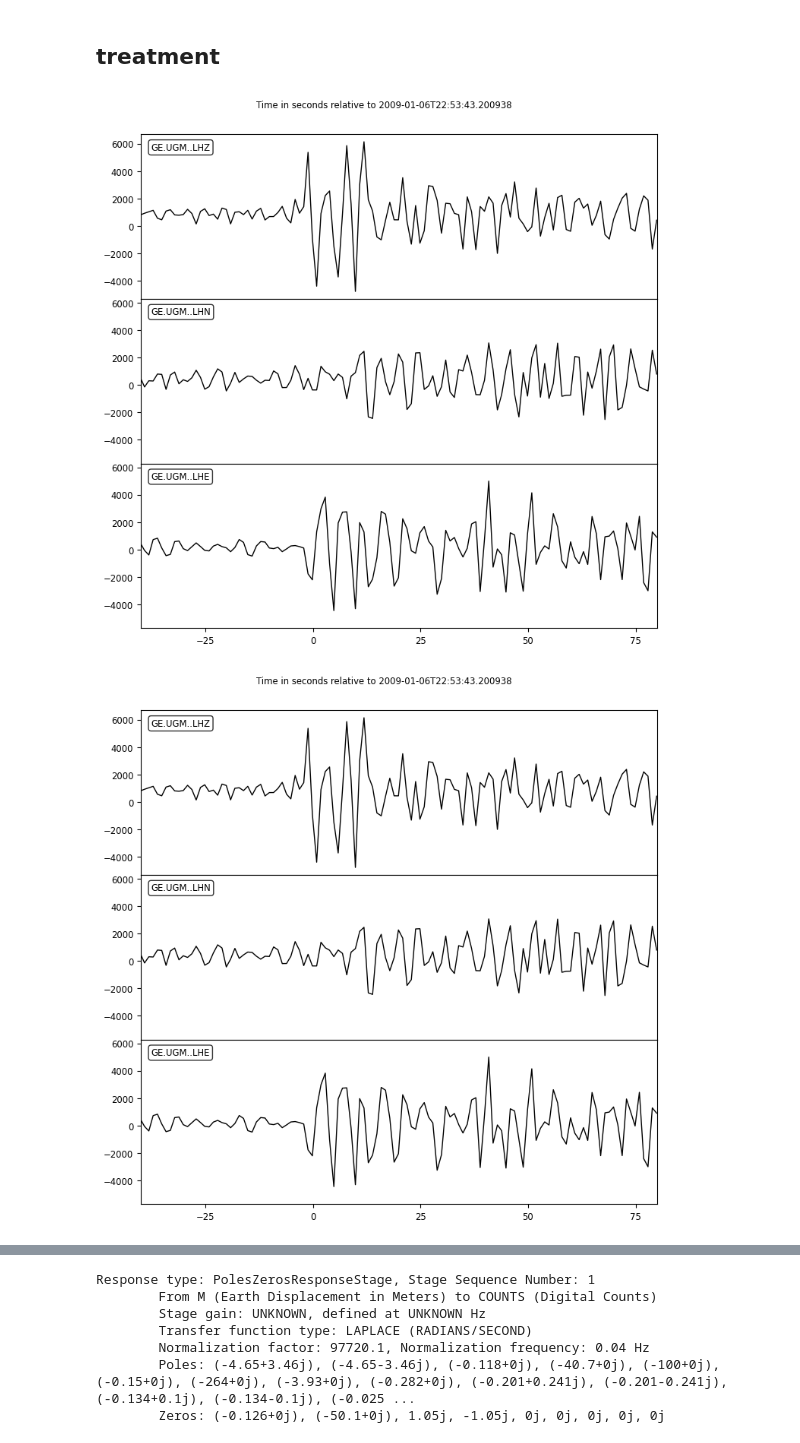
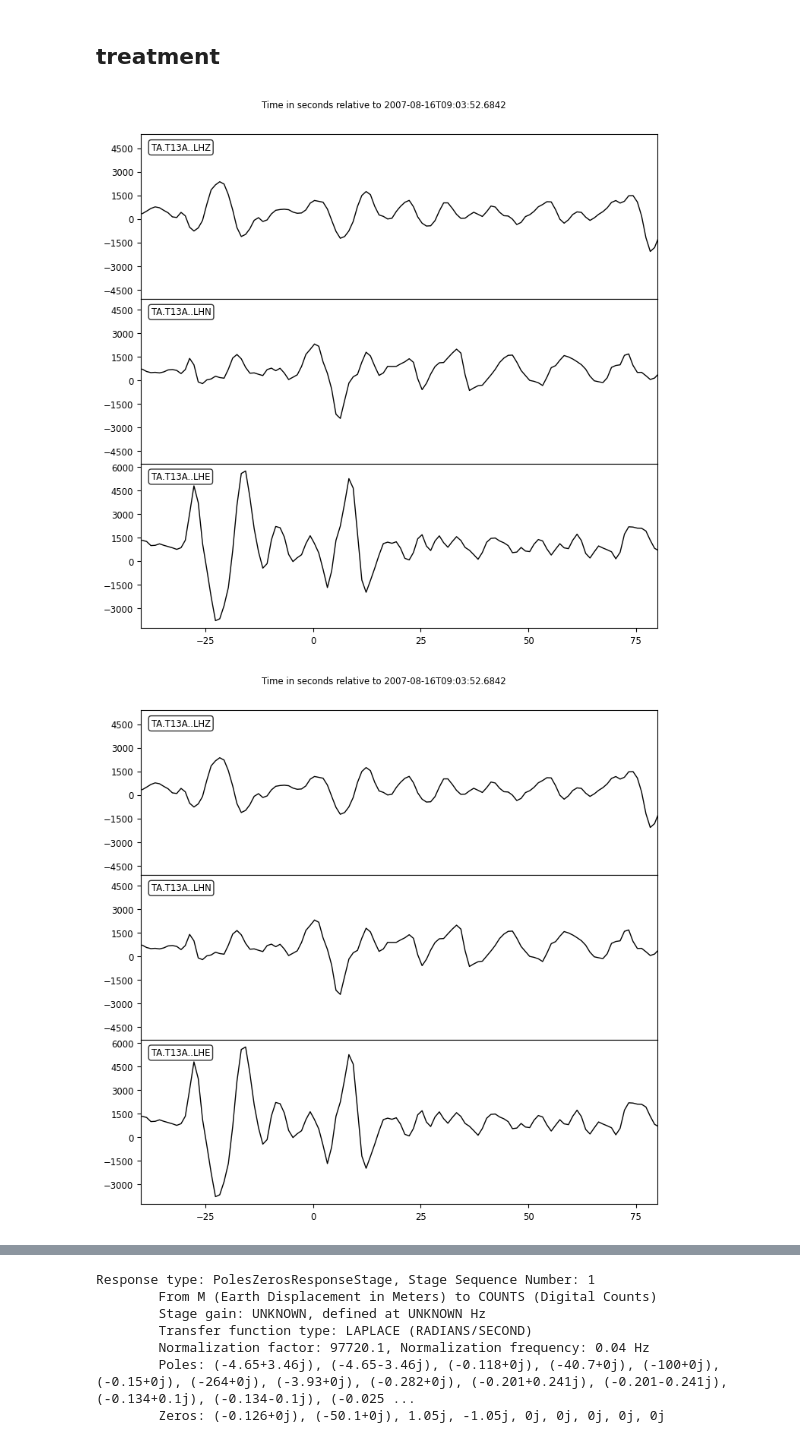
Before and after one commit to Jun1453/phasepick, a Jupyter notebook: fetch.ipynb, the cells around one changed output, grey strips where cells are left out. Cells and saved outputs as stored; diff of their text form; code cells hidden in the pictures.

```diff
--- a/fetch.ipynb
+++ b/fetch.ipynb
@@ -206,21 +224,24 @@ st.plot(type='relative')
 # %%
 from obspy import read
 from obspy.clients.fdsn import Client
 from obspy.geodetics.base import gps2dist_azimuth
 from obspy.signal.invsim import simulate_seismometer
 client = Client('IRIS')
 # stream = read("./rawdata/2009-04-17T02:08:08.700Z/TA.109C.LH.obspy")
 # stream = read("./rawdata/2009-01-04T07:14:00.600Z/II.ABKT.LH.obspy"); tobs=1324.2316
 # saved_stream = read("./training/2009-01-04T07:14:00.600Z/II.ABKT.LH.obspy"); tobs=1324.2316
 # stream = read("./rawdata/2009-01-13T14:04:02.600Z/II.EFI.LH.obspy"); tobs=828.3197
-stream = read("./rawdata/2009-01-06T22:48:27.200Z/GE.UGM.LH.obspy"); tobs=315.1314;# tobs=566.3833
+# stream = read("./rawdata/2009-01-06T22:48:27.200Z/GE.UGM.LH.obspy"); tobs=315.1314;# tobs=566.3833
+# stream = read("./rawdata/1998-04-14T03:41:22.300Z/US.ELK.LH.obspy"); tobs=1315.24; #tobs=1325.9358;# tobs=566.3833 ## testing bug trace
+# stream = read("/Users/jun/Downloads/US_ELK__LHZ_1998-04-14T03-41-22_300Z.99617/ELK.US.mseed"); tobs=1315.24; #tobs=1325.9358;# tobs=566.3833 ## testing bug trace
+stream = read("./rawdata/2007-08-16T08:39:28.400Z/TA.T13A.LH.obspy"); tobs=1463.6842; #tobs=1325.9358;# tobs=566.3833 ## testing bug trace
 # stream = read("./rawdata/2007-09-26T04:43:17.600Z/TA.M03C.LH.obspy")
 # stream = read('rawdata/2007-11-20T17:55:51.500Z/TA.D06A.LH.obspy'); tobs=748.8623
 inv = client.get_stations(network=stream[0].stats.network, station=stream[0].stats.station, channel="LH*",
                                 level="response",
                                 starttime=stream[0].stats.starttime, endtime=stream[0].stats.starttime+1)
 # stream.plot(type='relative')
 stream.plot(starttime=stream[0].stats.starttime+1800+tobs-40, endtime=stream[0].stats.starttime+1800+tobs+80, reftime=stream[0].stats.starttime+1800+tobs,type="relative")
 # %% [output]
-[figure, old version]
+[figure, new version]
-[figure, old version]
+[figure, new version]
```
Also changed, not shown: parts of 5 cells of this notebook, 5 other files.
